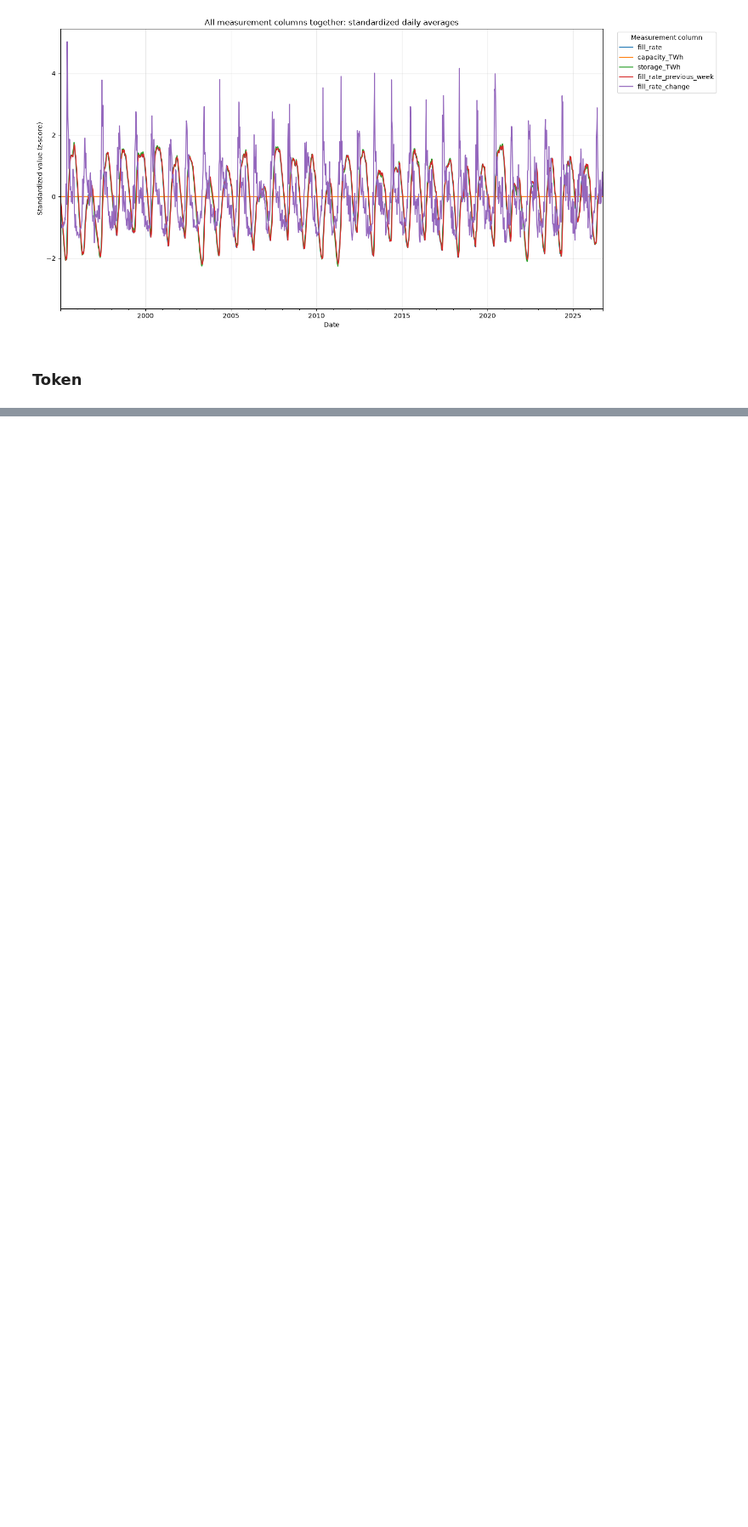
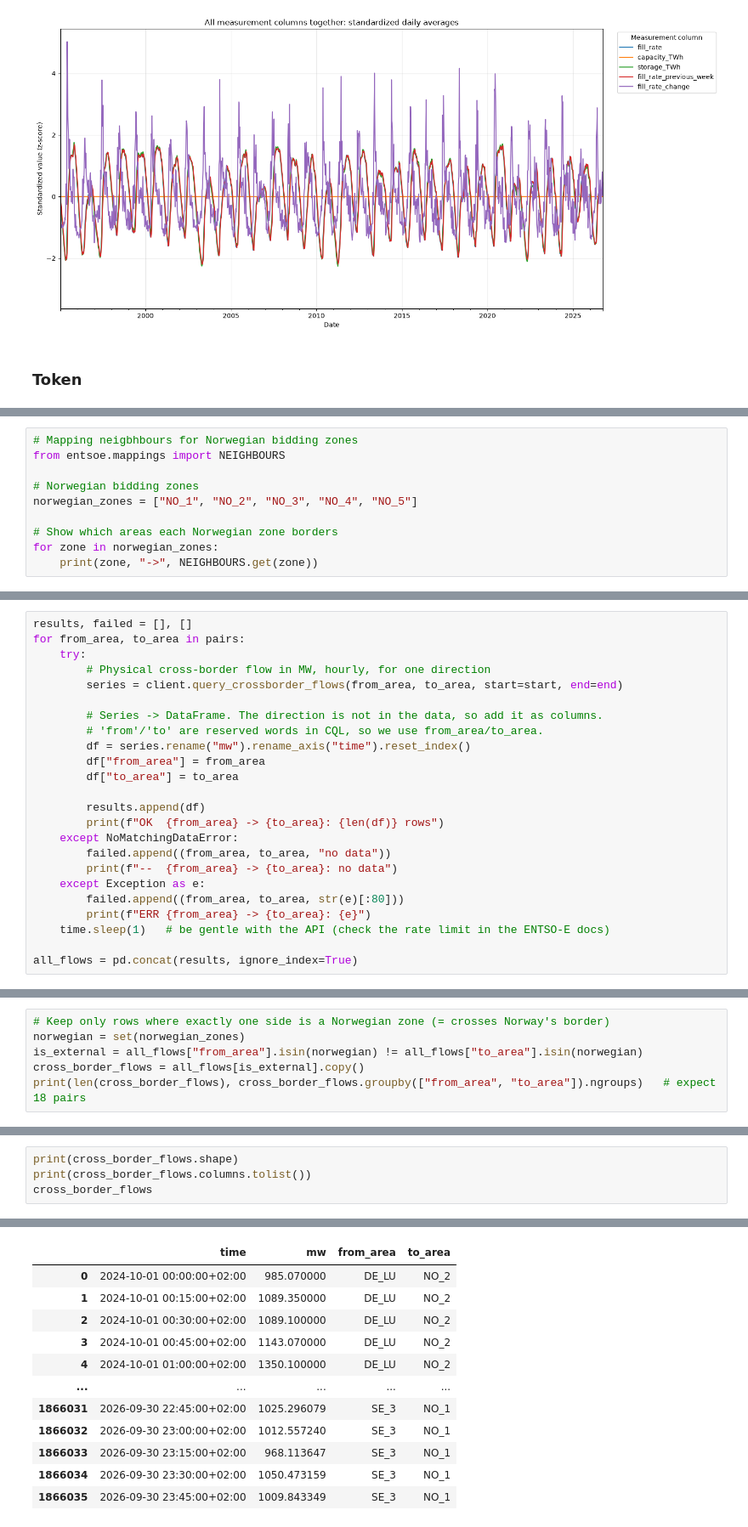
Before and after one commit to ChristianAronVea/IND320-Vea, a Jupyter notebook: Notebooks/Part2.ipynb, the cells around one changed output, grey strips where cells are left out. Shown at 85% size. Drawn from its saved outputs; the diff is of its cells as text; blank space fills up the shorter version.

Commit message:
ASS2: Doing API call to get the data, writing and reading from Cassandra with Spark workaround.
updating log and git.ignore

```diff
--- a/Notebooks/Part2.ipynb
+++ b/Notebooks/Part2.ipynb
@@ -342,0 +347,10 @@ ModuleNotFoundError: No module named 'entsoe'
+# %%
+# Mapping neigbhbours for Norwegian bidding zones
+from entsoe.mappings import NEIGHBOURS
+
+# Norwegian bidding zones
+norwegian_zones = ["NO_1", "NO_2", "NO_3", "NO_4", "NO_5"]
+
+# Show which areas each Norwegian zone borders
+for zone in norwegian_zones:
+    print(zone, "->", NEIGHBOURS.get(zone))
@@ -342,0 +404,24 @@ ModuleNotFoundError: No module named 'entsoe'
+# %%
+results, failed = [], []
+for from_area, to_area in pairs:
+    try:
+        # Physical cross-border flow in MW, hourly, for one direction
+        series = client.query_crossborder_flows(from_area, to_area, start=start, end=end)
+
+        # Series -> DataFrame. The direction is not in the data, so add it as columns.
+        # 'from'/'to' are reserved words in CQL, so we use from_area/to_area.
+        df = series.rename("mw").rename_axis("time").reset_index()
+        df["from_area"] = from_area
+        df["to_area"] = to_area
+
+        results.append(df)
+        print(f"OK  {from_area} -> {to_area}: {len(df)} rows")
+    except NoMatchingDataError:
+        failed.append((from_area, to_area, "no data"))
+        print(f"--  {from_area} -> {to_area}: no data")
+    except Exception as e:
+        failed.append((from_area, to_area, str(e)[:80]))
+        print(f"ERR {from_area} -> {to_area}: {e}")
+    time.sleep(1)   # be gentle with the API (check the rate limit in the ENTSO-E docs)
+
+all_flows = pd.concat(results, ignore_index=True)
@@ -342,0 +455,6 @@ ModuleNotFoundError: No module named 'entsoe'
+# %%
+# Keep only rows where exactly one side is a Norwegian zone (= crosses Norway's border)
+norwegian = set(norwegian_zones)
+is_external = all_flows["from_area"].isin(norwegian) != all_flows["to_area"].isin(norwegian)
+cross_border_flows = all_flows[is_external].copy()
+print(len(cross_border_flows), cross_border_flows.groupby(["from_area", "to_area"]).ngroups)   # expect 18 pairs
@@ -342,0 +470,5 @@ ModuleNotFoundError: No module named 'entsoe'
+# %%
+print(cross_border_flows.shape)
+print(cross_border_flows.columns.tolist())
+cross_border_flows
+# %% [output]
@@ -342,0 +477,12 @@ ModuleNotFoundError: No module named 'entsoe'
+|  | time | mw | from_area | to_area |
+| 0 | 2024-10-01 00:00:00+02:00 | 985.070000 | DE_LU | NO_2 |
+| 1 | 2024-10-01 00:15:00+02:00 | 1089.350000 | DE_LU | NO_2 |
+| 2 | 2024-10-01 00:30:00+02:00 | 1089.100000 | DE_LU | NO_2 |
+| 3 | 2024-10-01 00:45:00+02:00 | 1143.070000 | DE_LU | NO_2 |
+| 4 | 2024-10-01 01:00:00+02:00 | 1350.100000 | DE_LU | NO_2 |
+| ... | ... | ... | ... | ... |
+| 1866031 | 2026-09-30 22:45:00+02:00 | 1025.296079 | SE_3 | NO_1 |
+| 1866032 | 2026-09-30 23:00:00+02:00 | 1012.557240 | SE_3 | NO_1 |
+| 1866033 | 2026-09-30 23:15:00+02:00 | 968.113647 | SE_3 | NO_1 |
+| 1866034 | 2026-09-30 23:30:00+02:00 | 1050.473159 | SE_3 | NO_1 |
+| 1866035 | 2026-09-30 23:45:00+02:00 | 1009.843349 | SE_3 | NO_1 |
```
Also changed, not shown: parts of 19 cells of this notebook, 2 other files.
